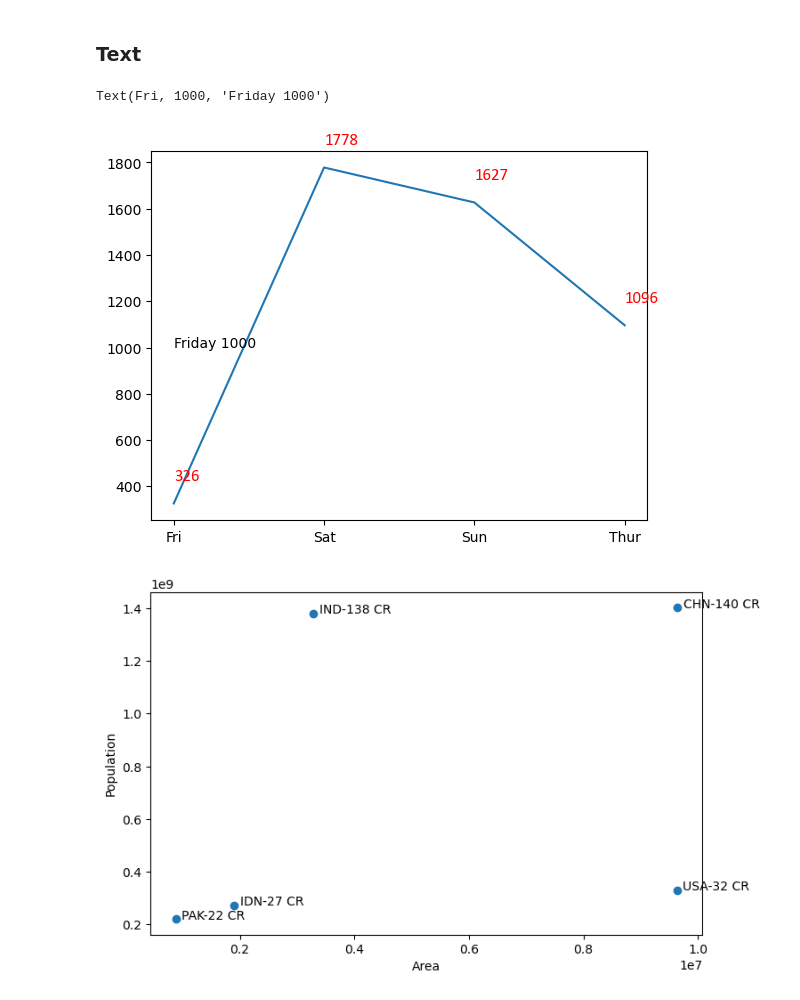
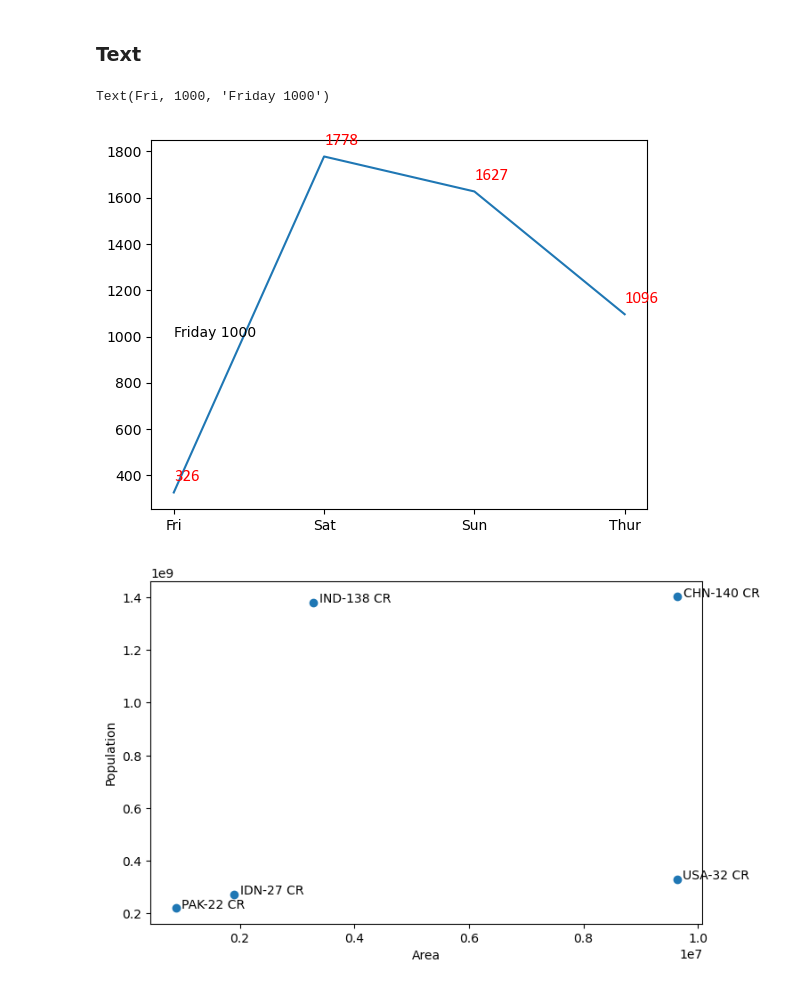
Before and after one commit to srikanthpragada/ds_22_jan_2024, a Jupyter notebook: plots/matplotlibdemo.ipynb, the cells around one changed output. Saved outputs shown, nothing was run; the diff lists cells and outputs as text; code cells hidden in the pictures.

```diff
--- a/plots/matplotlibdemo.ipynb
+++ b/plots/matplotlibdemo.ipynb
@@ -228,15 +228,15 @@ fig.savefig("day_total.jpg")
 # %%
 plt.plot(day_total['day'], day_total['total_bill'])
 # set labels for markers
 days = day_total['day']
 totals = day_total['total_bill']
 for (x,y) in zip(days,totals):
-    plt.text(x,y + 100,f"{y:.0f}", fontdict= {'color': 'red','family' : 'calibri', 'size': 12})
+    plt.text(x,y + 50,f"{y:.0f}", fontdict= {'color': 'red','family' : 'calibri', 'size': 12})
 
 plt.text("Fri",1000,'Friday 1000')
 # %% [output]
 Text(Fri, 1000, 'Friday 1000')
-[figure, old version]
+[figure, new version]
 # %%
 import requests
 import warnings
```
Also changed, not shown: parts of 2 cells of this notebook.
